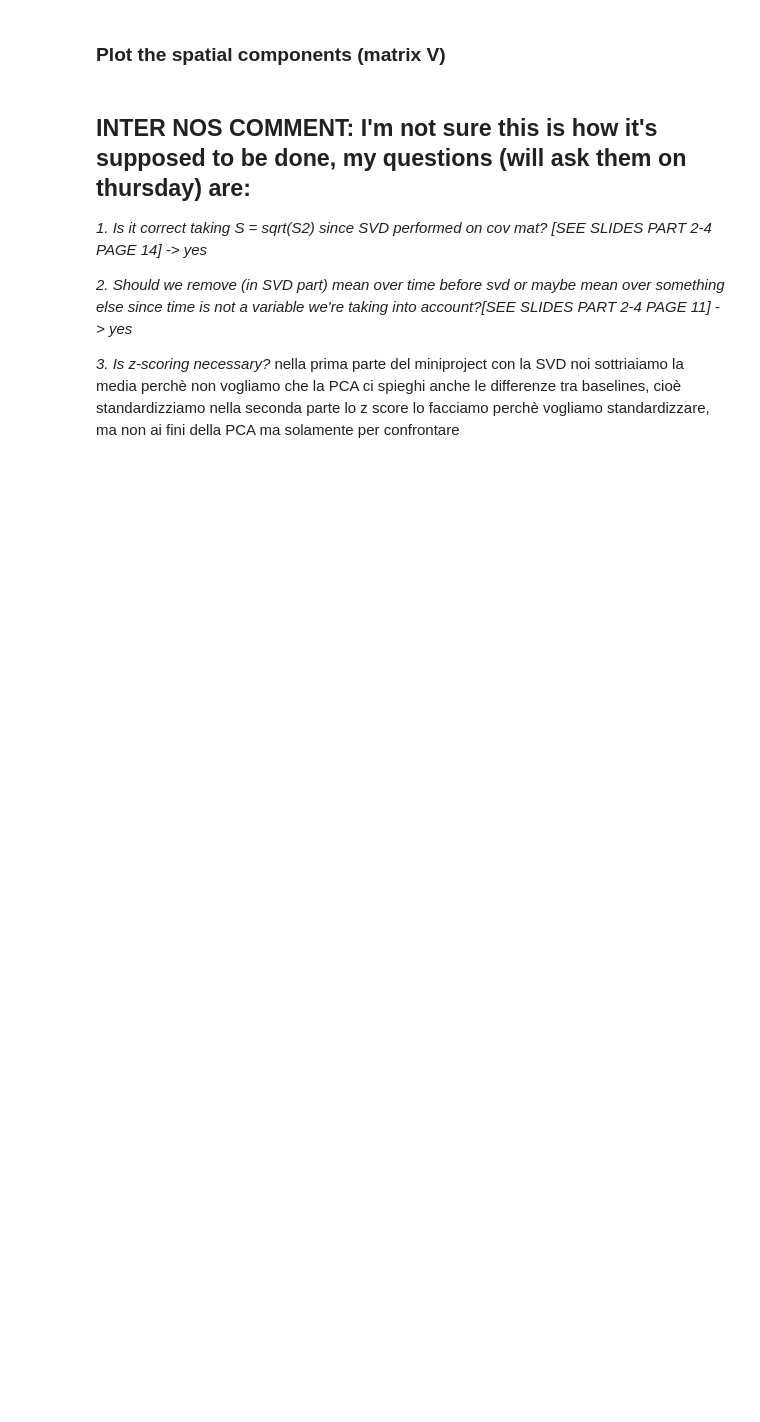
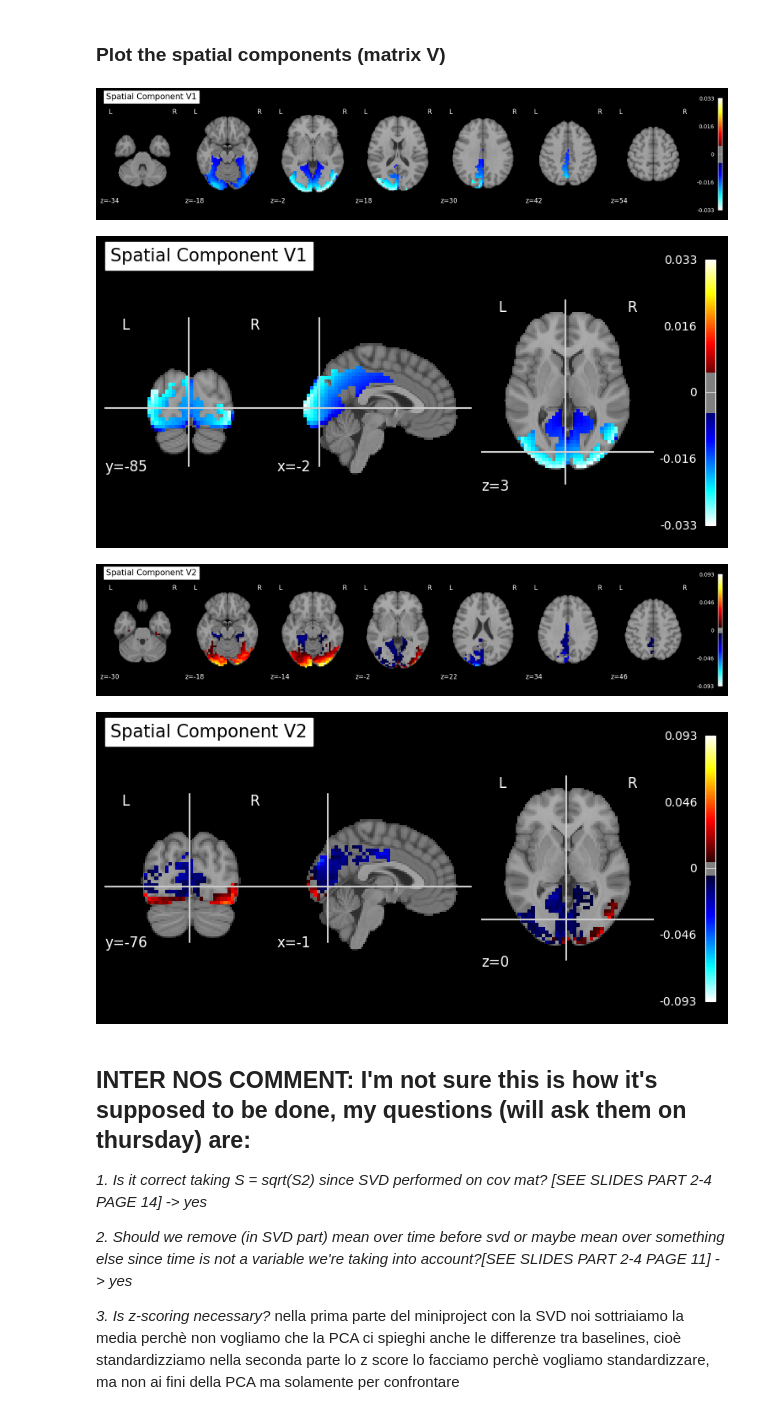
Before and after one commit to ludekcizinsky/fMRI-dimensionality-reduction, a Jupyter notebook: run.ipynb, the cells around one changed output. Saved outputs shown, nothing was run; the diff lists cells and outputs as text; code cells hidden in the pictures; blank space fills up the shorter version.

Commit message:
figures V1 V2

```diff
--- a/run.ipynb
+++ b/run.ipynb
@@ -920,35 +891,40 @@ T1w_img = nib.load('data/mask/T1w_restore_brain.nii')
 # Get affine transform
 affine = nib.load(data.func[0].format(1)).affine
 
 
 #affine = np.array([
 #    [-X_DIM, 0, 0, 0],
 #    [0, -Y_DIM, 0, 0],
 #   [0, 0, N_SLICES, 0],
 #    [0, 0, 0, 1]
 #]
 
 #Extract the first two spatial components, denoted as V1 and V2, from the matrix V
 #Component V1
 V1_img = nib.Nifti1Image(np.reshape(V[0,:],(X_DIM, Y_DIM, N_SLICES)), affine)
 
 # Plot different views of the spatial components
 desired_views = ['z', 'ortho']
 for view_ in desired_views:
     plotting.plot_stat_map(V1_img, display_mode=view_, title='Spatial Component V1',
                     colorbar=True, black_bg=True,  threshold=2*np.std(V[0,:]),)
-                    #output_file=save_results + "pls_spatial_V1_{}.png".format(view_)) # uncomment to save plot
+output_file= "pls_spatial_V1_{}.png".format(view_) # uncomment to save plot
 
 #Component V2
 V2_img = nib.Nifti1Image(np.reshape(V[1,:],(X_DIM, Y_DIM, N_SLICES)), affine)
 
 # Plot
 desired_views = ['z', 'ortho']
 for view_ in desired_views:
     plotting.plot_stat_map(V2_img, display_mode=view_, title='Spatial Component V2',
                     colorbar=True, black_bg=True,  threshold=2*np.std(V[1,:]),)
-                    #output_file=save_results + "pls_spatial_V1_{}.png".format(view_)) # uncomment to save plot
+output_file="pls_spatial_V1_{}.png".format(view_) # uncomment to save plot
 #only values above this threshold will be displayed in the plot. This can help highlight regions where the spatial component has a strong influence.
+# %% [output]
+[figure, added]
+[figure, added]
+[figure, added]
+[figure, added]
 # %% [markdown]
 ## INTER NOS COMMENT: I'm not sure this is how it's supposed to be done, my questions (will ask them on thursday) are:
 
```
Also changed, not shown: parts of 23 cells of this notebook, 2 other files.
